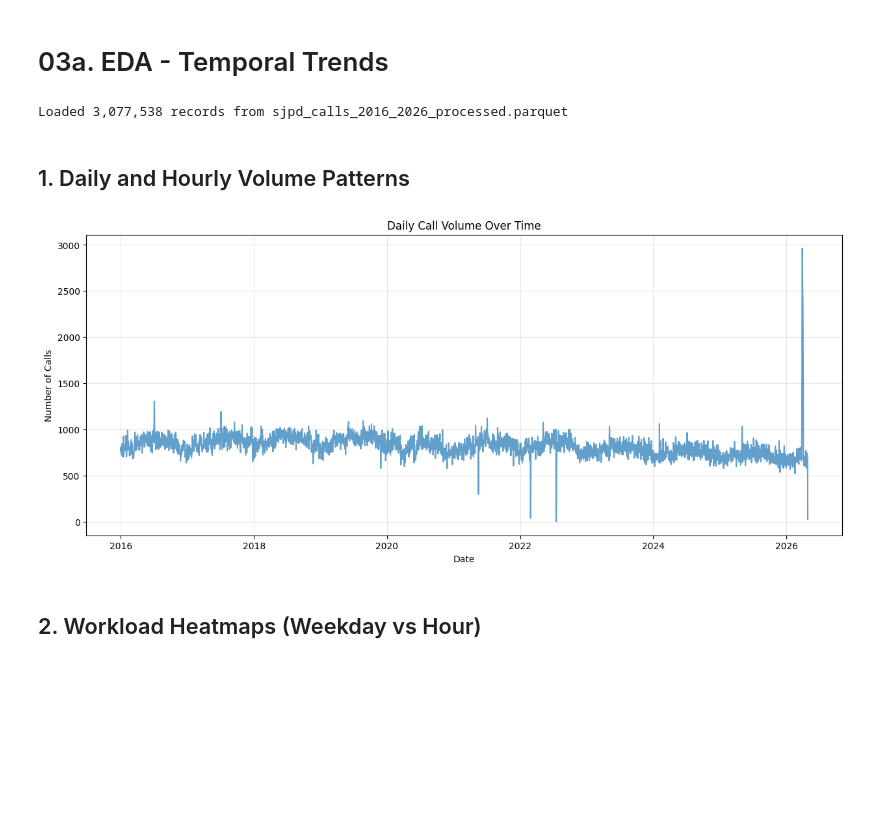
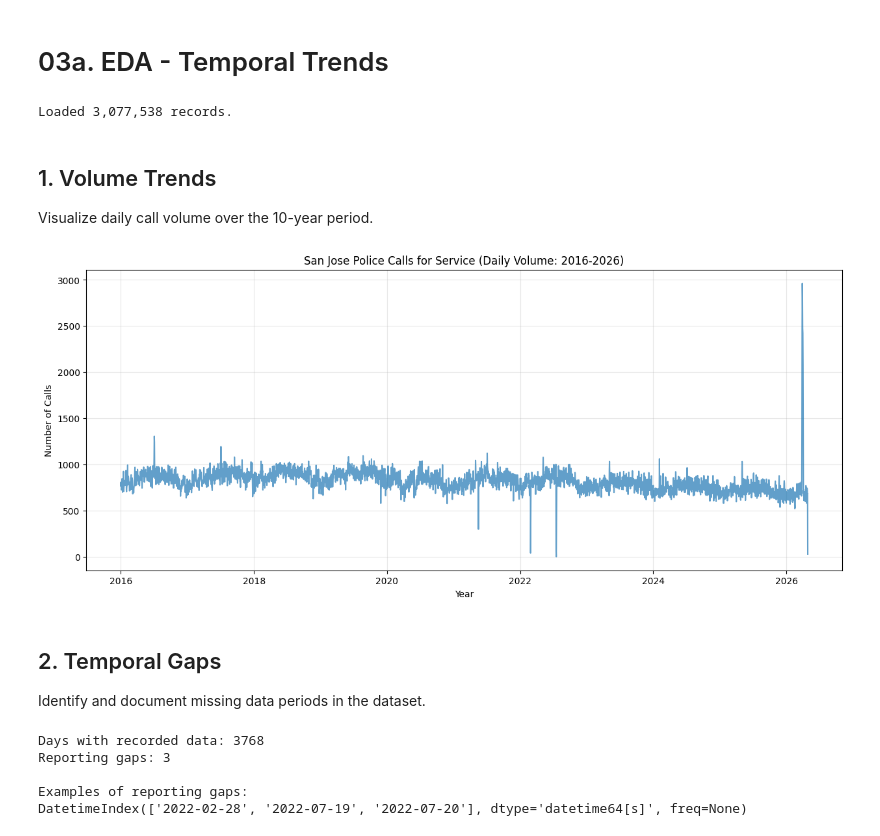
Before and after one commit to Edward-Vong/Quantifying-Breakpoint-of-SJPD-Response, a Jupyter notebook: 03a_eda_temporal_trends.ipynb, the cells around one changed output. Saved outputs shown, nothing was run; the diff lists cells and outputs as text; code cells hidden in the pictures; blank space fills up the shorter version.

```diff
--- a/03a_eda_temporal_trends.ipynb
+++ b/03a_eda_temporal_trends.ipynb
@@ -6,28 +6,44 @@ import matplotlib.pyplot as plt
 import numpy as np
 import pathlib
 
-# Load the refined dataset created in 02_data_preprocessing
 PROCESSED_DATA_PATH = pathlib.Path("data/processed")
 data_file = list(PROCESSED_DATA_PATH.glob("*_processed.parquet"))[0]
 df = pd.read_parquet(data_file)
-
-print(f"Loaded {len(df):,} records from {data_file.name}")
+print(f"Loaded {len(df):,} records.")
 # %% [output]
-Loaded 3,077,538 records from sjpd_calls_2016_2026_processed.parquet
+Loaded 3,077,538 records.
-# %% [markdown]
-## 1. Daily and Hourly Volume Patterns
+# %% [markdown]
+## 1. Volume Trends
+Visualize daily call volume over the 10-year period.
 # %%
-daily_calls = df.groupby(df["CDTS"].dt.date).size().reset_index(name="total_calls")
-daily_calls["CDTS"] = pd.to_datetime(daily_calls["CDTS"])
+# Aggregate by day
+df['year'] = df['CDTS'].dt.year
+daily_calls = df.groupby(df['CDTS'].dt.date).size().reset_index(name='total_calls')
+daily_calls['CDTS'] = pd.to_datetime(daily_calls['CDTS'])
 
 plt.figure(figsize=(15, 6))
-plt.plot(daily_calls["CDTS"], daily_calls["total_calls"], alpha=0.7)
-plt.title("Daily Call Volume Over Time")
-plt.xlabel("Date")
+plt.plot(daily_calls['CDTS'], daily_calls['total_calls'], color='tab:blue', alpha=0.7)
+plt.title("San Jose Police Calls for Service (Daily Volume: 2016-2026)")
+plt.xlabel("Year")
 plt.ylabel("Number of Calls")
 plt.grid(True, alpha=0.3)
 plt.show()
 # %% [output]
-[figure, old version]
+[figure, new version]
-# %% [markdown]
-## 2. Workload Heatmaps (Weekday vs Hour)
+# %% [markdown]
+## 2. Temporal Gaps
+Identify and document missing data periods in the dataset.
+# %%
+all_days = pd.date_range(start=daily_calls['CDTS'].min(), end=daily_calls['CDTS'].max())
+missing_days = all_days[~all_days.isin(daily_calls['CDTS'])]
+print(f"Days with recorded data: {len(daily_calls)}")
+print(f"Reporting gaps: {len(missing_days)}")
+if len(missing_days) > 0:
+    print("\nExamples of reporting gaps:")
+    print(missing_days[:10])
+# %% [output]
+Days with recorded data: 3768
+Reporting gaps: 3
+
+Examples of reporting gaps:
+DatetimeIndex(['2022-02-28', '2022-07-19', '2022-07-20'], dtype='datetime64[s]', freq=None)
```
Also changed, not shown: parts of 10 cells of this notebook, 9 other files.
